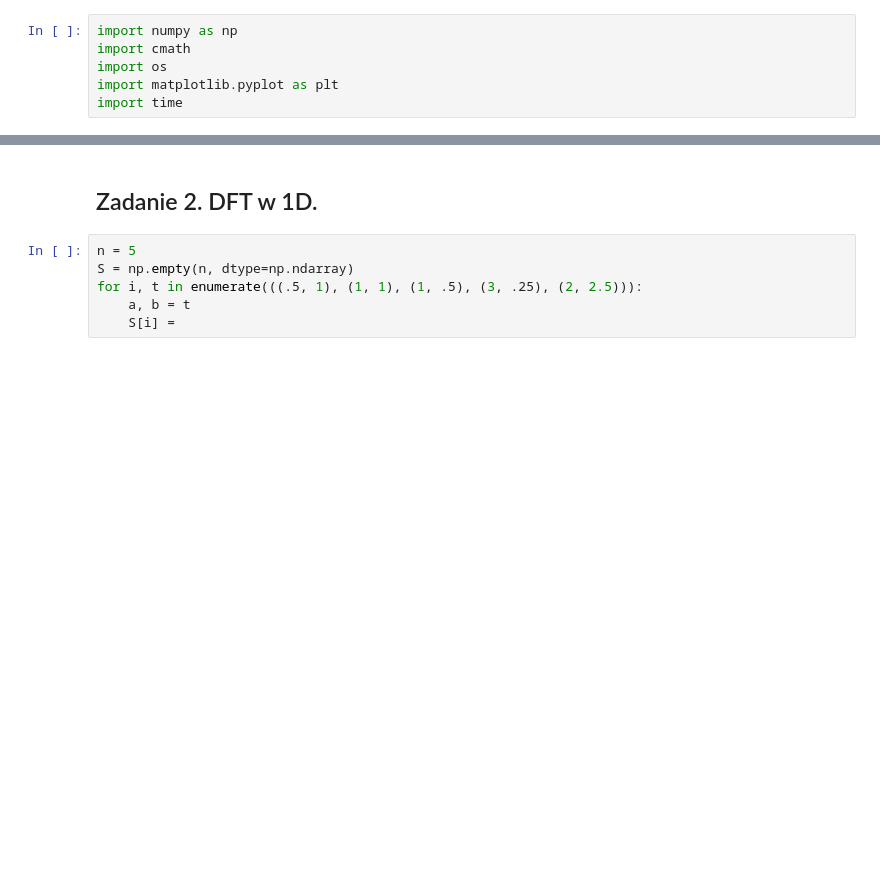
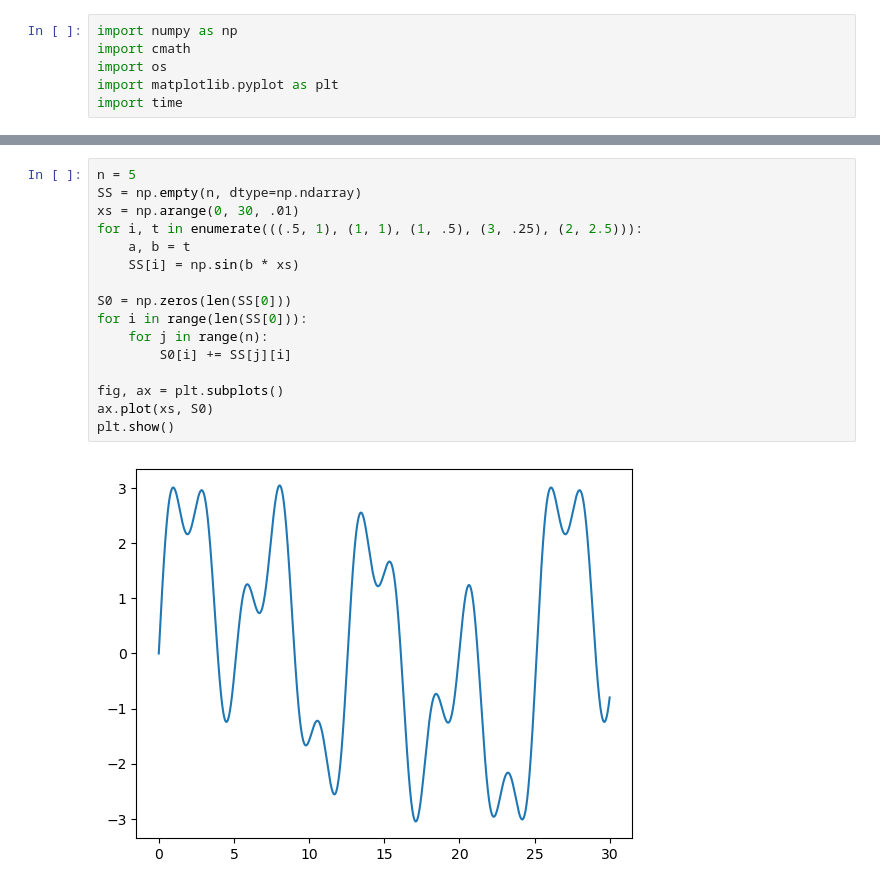
Before and after one commit to Szaroslav/computational-methods-agh-course, a Jupyter notebook: lab10/lab10.ipynb, the cells around one changed output, grey strips where cells are left out. Saved outputs shown, nothing was run; the diff lists cells and outputs as text; blank space fills up the shorter version.

```diff
--- a/lab10/lab10.ipynb
+++ b/lab10/lab10.ipynb
@@ -177,8 +126,18 @@ NumPy's FFT... 0.0 s
-# %% [markdown]
-## Zadanie 2. DFT w 1D.
 # %%
 n = 5
-S = np.empty(n, dtype=np.ndarray)
+SS = np.empty(n, dtype=np.ndarray)
+xs = np.arange(0, 30, .01)
 for i, t in enumerate(((.5, 1), (1, 1), (1, .5), (3, .25), (2, 2.5))):
     a, b = t
-    S[i] =
+    SS[i] = np.sin(b * xs)
+
+S0 = np.zeros(len(SS[0]))
+for i in range(len(SS[0])):
+    for j in range(n):
+        S0[i] += SS[j][i]
+
+fig, ax = plt.subplots()
+ax.plot(xs, S0)
+plt.show()
+# %% [output]
+[figure, added]
```
Also changed, not shown: parts of 13 cells of this notebook.
